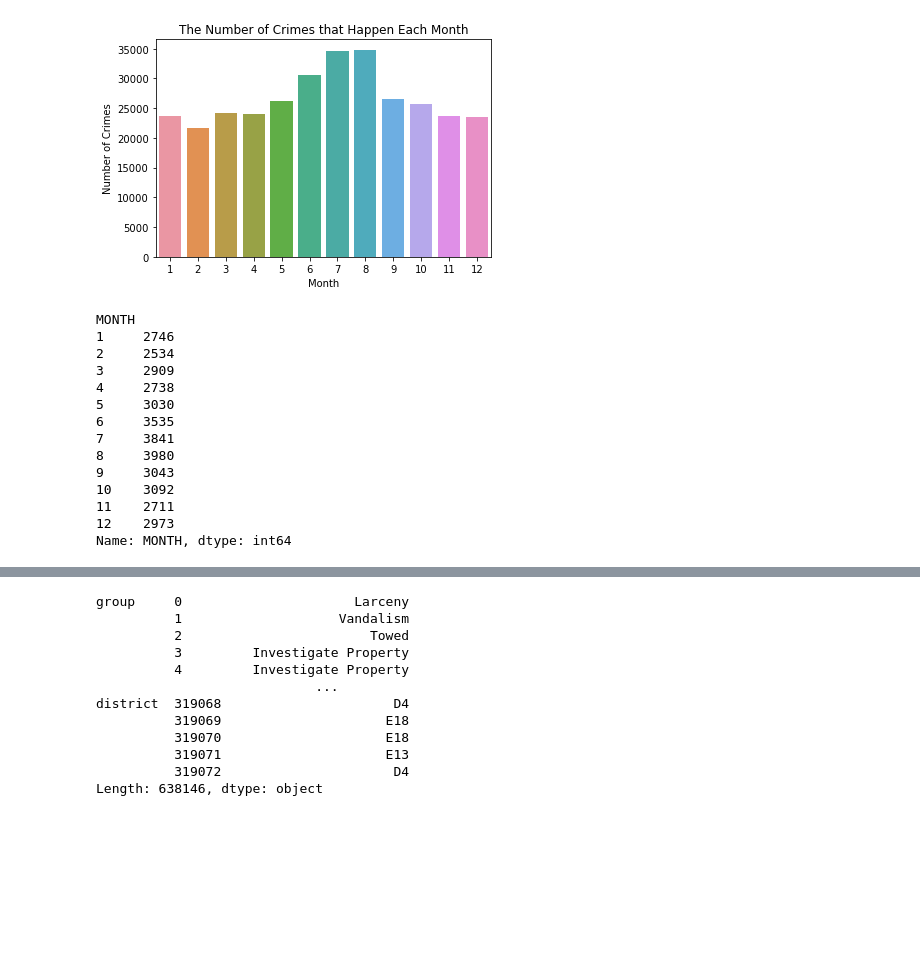
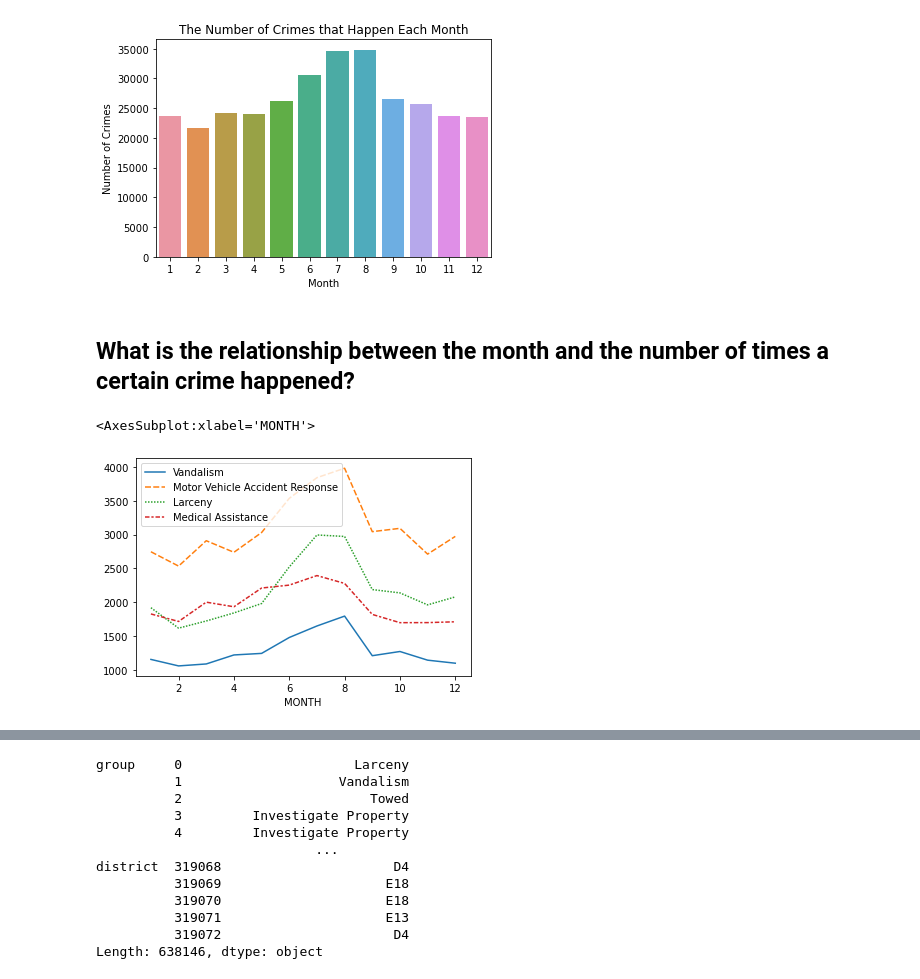
Before and after one commit to ekreher22/DataScience2021F, a Jupyter notebook: Unit3/ProjectA/project3a.ipynb, the cells around one changed output, grey strips where cells are left out. Saved outputs shown, nothing was run; the diff lists cells and outputs as text; code cells hidden in the pictures; blank space fills up the shorter version.

Commit message:
finished line plot

```diff
--- a/Unit3/ProjectA/project3a.ipynb
+++ b/Unit3/ProjectA/project3a.ipynb
@@ -43,27 +38,30 @@ Text(0, 0.5, 'Number of Crimes')
+# %% [markdown]
+## What is the relationship between the month and the number of times a certain crime happened?
 # %%
 grouped = crimes.groupby(crimes.OFFENSE_CODE_GROUP)
 vandalism = grouped.get_group("Vandalism")
 vandalism = vandalism.sort_values('MONTH', ascending = True)
-vand_num = vandalism.groupby('MONTH').MONTH.count()
-#vand_num
+vand_num = pd.DataFrame(vandalism.groupby('MONTH').MONTH.count())
+vand_num.rename(columns={'MONTH': 'Vandalism'}, inplace=True)
 
-grouped = crimes.groupby(crimes.OFFENSE_CODE_GROUP)
 mvar = grouped.get_group("Motor Vehicle Accident Response")
 mvar = mvar.sort_values('MONTH', ascending = True)
-mvar_num = mvar.groupby('MONTH').MONTH.count()
-mvar_num
+mvar_num = pd.DataFrame(mvar.groupby('MONTH').MONTH.count())
+mvar_num.rename(columns={'MONTH': 'Motor Vehicle Accident Response'}, inplace=True)
+
+larceny = grouped.get_group("Larceny")
+larceny = larceny.sort_values('MONTH', ascending = True)
+larceny_num = pd.DataFrame(larceny.groupby('MONTH').MONTH.count())
+larceny_num.rename(columns={'MONTH': 'Larceny'}, inplace=True)
+
+medical_assist = grouped.get_group("Medical Assistance")
+medical_assist = medical_assist.sort_values('MONTH', ascending = True)
+med_assist_num = pd.DataFrame(medical_assist.groupby('MONTH').MONTH.count())
+med_assist_num.rename(columns={'MONTH': 'Medical Assistance'}, inplace=True)
+
+
+df = pd.concat([vand_num, mvar_num, larceny_num, med_assist_num], axis=1)
+sns.lineplot(data = df)
 # %% [output]
-MONTH
-1     2746
-2     2534
-3     2909
-4     2738
-5     3030
-6     3535
-7     3841
-8     3980
-9     3043
-10    3092
-11    2711
-12    2973
-Name: MONTH, dtype: int64
+<AxesSubplot:xlabel='MONTH'>
+[figure, added]
```
Also changed, not shown: parts of 9 cells of this notebook.
